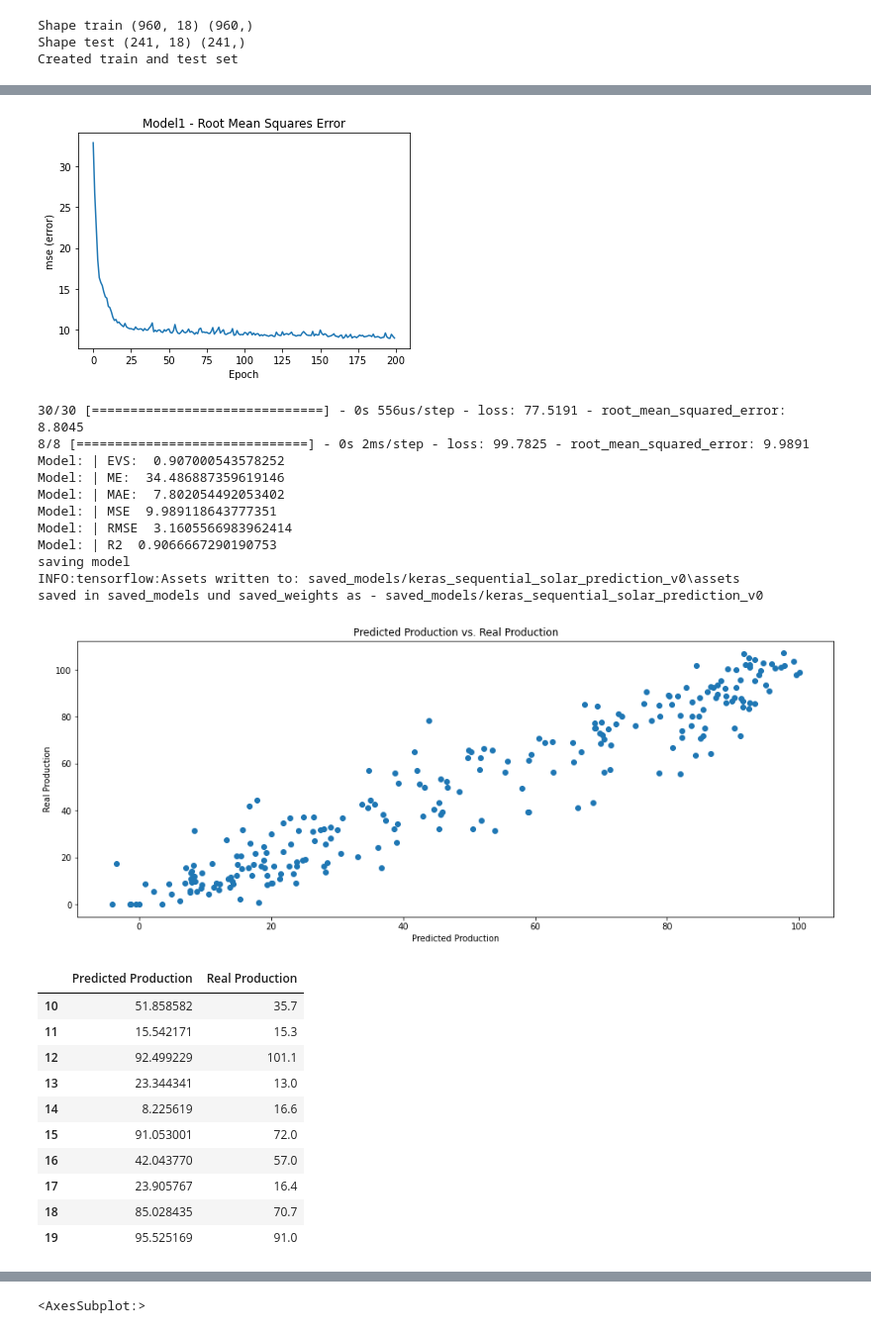
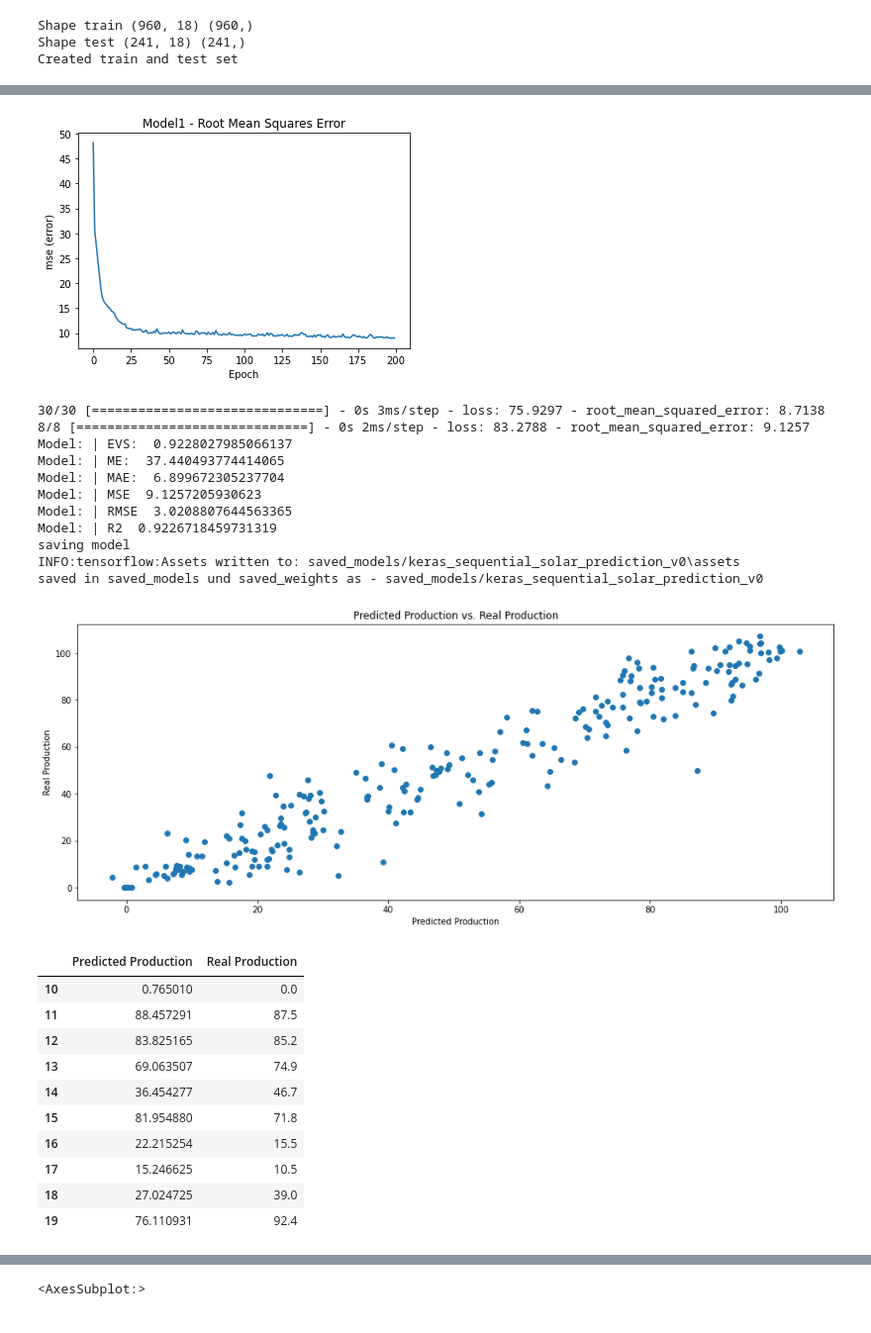
Before and after one commit to the-s-a-m/solarprediction, a Jupyter notebook: SolarAnalysis.ipynb, the cells around one changed output, grey strips where cells are left out. Shown at 99% size. Cells and saved outputs as stored; diff of their text form; code cells hidden in the pictures.

Commit message:
change number of neurons to descending

```diff
--- a/SolarAnalysis.ipynb
+++ b/SolarAnalysis.ipynb
@@ -1465,7 +1465,7 @@ keras 2.4.0
 # %%
 #RUN - MODEL 1
 print('RUN - MODEL 1')
-n_layers_model1 = [32, 64] #Zwei Layer. Im ersten Layer (Index: 0) 32 Neuronen, im zweiten Layer (Index 1) 64 Neuronen
+n_layers_model1 = [64,32] #Zwei Layer. Im ersten Layer (Index: 0)  64 Neuronen, im zweiten Layer (Index 1) 32 Neuronen - Anzahl Neuronen absteigend
 model1 = tf.keras.models.Sequential() #Sequence Modeling is the task of predicting what comes next... https://towardsdatascience.com/introduction-to-sequence-modeling-problems-665817b7e583
 for i, nodes in enumerate(n_layers_model1):
     if i==0:
@@ -1539,30 +1539,30 @@ Trainable params: 2,785
 Non-trainable params: 0
 _________________________________________________________________
 learning phase... (takes up to 1 min)
-[figure, old version]
+[figure, new version]
-30/30 [==============================] - 0s 556us/step - loss: 77.5191 - root_mean_squared_error: 8.8045
-8/8 [==============================] - 0s 2ms/step - loss: 99.7825 - root_mean_squared_error: 9.9891
-Model: | EVS:  0.907000543578252
-Model: | ME:  34.486887359619146
-Model: | MAE:  7.802054492053402
-Model: | MSE  9.989118643777351
-Model: | RMSE  3.1605566983962414
-Model: | R2  0.9066667290190753
+30/30 [==============================] - 0s 3ms/step - loss: 75.9297 - root_mean_squared_error: 8.7138
+8/8 [==============================] - 0s 2ms/step - loss: 83.2788 - root_mean_squared_error: 9.1257
+Model: | EVS:  0.9228027985066137
+Model: | ME:  37.440493774414065
+Model: | MAE:  6.899672305237704
+Model: | MSE  9.1257205930623
+Model: | RMSE  3.0208807644563365
+Model: | R2  0.9226718459731319
 saving model
 INFO:tensorflow:Assets written to: saved_models/keras_sequential_solar_prediction_v0\assets
 saved in saved_models und saved_weights as - saved_models/keras_sequential_solar_prediction_v0
-[figure, old version]
+[figure, new version]
 |  | Predicted Production | Real Production |
-| 10 | 51.858582 | 35.7 |
-| 11 | 15.542171 | 15.3 |
-| 12 | 92.499229 | 101.1 |
-| 13 | 23.344341 | 13.0 |
-| 14 | 8.225619 | 16.6 |
-| 15 | 91.053001 | 72.0 |
-| 16 | 42.043770 | 57.0 |
-| 17 | 23.905767 | 16.4 |
-| 18 | 85.028435 | 70.7 |
-| 19 | 95.525169 | 91.0 |
+| 10 | 0.765010 | 0.0 |
+| 11 | 88.457291 | 87.5 |
+| 12 | 83.825165 | 85.2 |
+| 13 | 69.063507 | 74.9 |
+| 14 | 36.454277 | 46.7 |
+| 15 | 81.954880 | 71.8 |
+| 16 | 22.215254 | 15.5 |
+| 17 | 15.246625 | 10.5 |
+| 18 | 27.024725 | 39.0 |
+| 19 | 76.110931 | 92.4 |
 # %%
 #RUN - MODEL 2
 print('RUN - MODEL 2')
```
Also changed, not shown: parts of 2 cells of this notebook, 6 other files.
